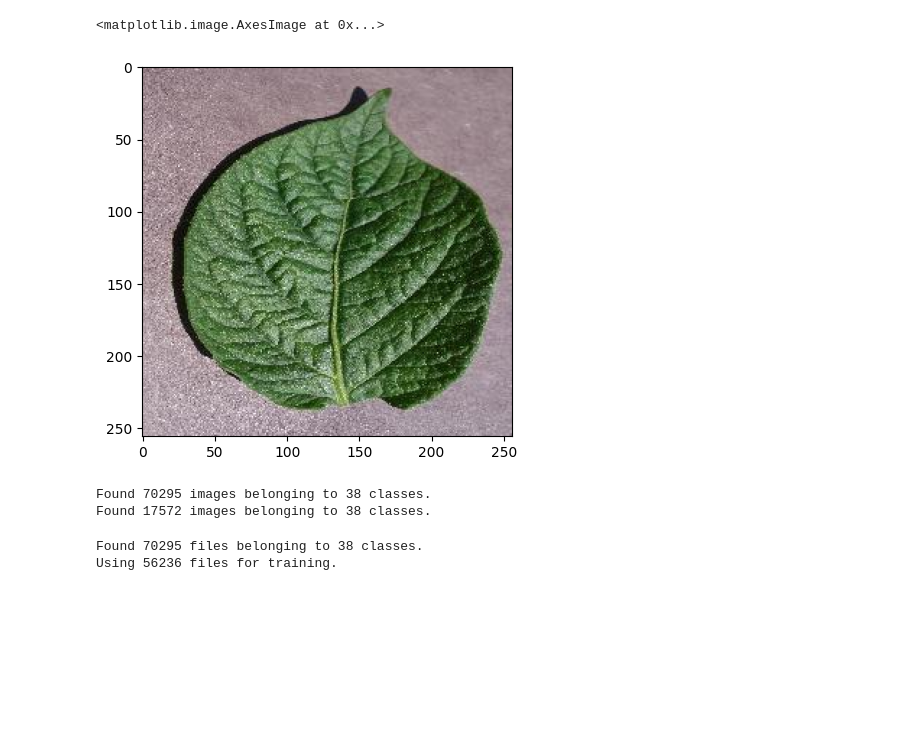
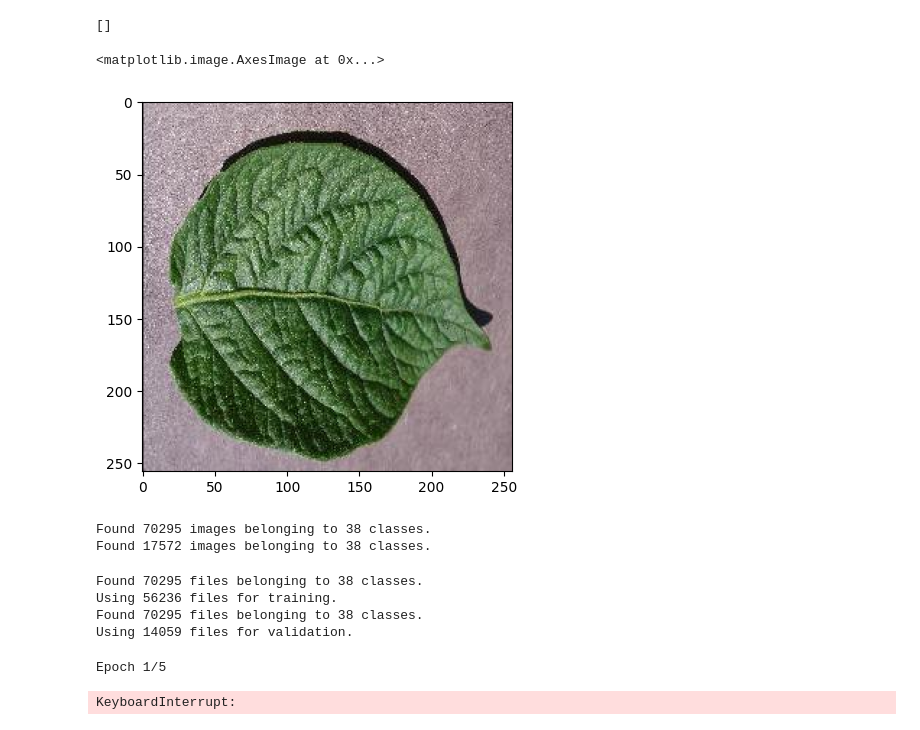
Before and after one commit to SaucyBoi21/CropDiseaseDetectionAI, a Jupyter notebook: code.ipynb, the cells around one changed output. Drawn from its saved outputs; the diff is of its cells as text; code cells hidden in the pictures; blank space fills up the shorter version.

```diff
--- a/code.ipynb
+++ b/code.ipynb
@@ -19,13 +19,19 @@ tf.__version__
+# %%
+tf.test.is_gpu_available()
+
+tf.config.list_physical_devices(device_type='GPU')
+# %% [output]
+[]
 # %%
 training_dir = "C:\\Users\\saaha\\Downloads\\archive\\data\\New Plant Diseases Dataset(Augmented)\\train"
 validation_dir = "C:\\Users\\saaha\\Downloads\\archive\\data\\New Plant Diseases Dataset(Augmented)\\valid"
 
 potato_dir = "C:\\Users\\saaha\\Downloads\\archive\\data\\New Plant Diseases Dataset(Augmented)\\train\\Potato___healthy"
 # %%
-plt.imshow(load_img(f"{os.path.join(potato_dir, os.listdir(potato_dir)[0])}"))
+plt.imshow(load_img(f"{os.path.join(potato_dir, os.listdir(potato_dir)[1])}"))
 # %% [output]
 <matplotlib.image.AxesImage at 0x...>
-[figure, old version]
+[figure, new version]
 # %%
 def image_generator(target_dir):
     datagen = ImageDataGenerator(rescale=1/255)
@@ -56,40 +62,53 @@ train_ds = tf.keras.utils.image_dataset_from_directory(
     validation_split=0.2,
     seed=123,
     subset="training",
-    image_size=(300, 300),
+    image_size=(150,150),
     batch_size=128
 )
+
+val_ds = tf.keras.utils.image_dataset_from_directory(
+    training_dir,
+    validation_split=0.2,
+    seed=123,
+    subset="validation",
+    image_size=(150,150),
+    batch_size=128
+)
 # %% [output]
 Found 70295 files belonging to 38 classes.
 Using 56236 files for training.
+Found 70295 files belonging to 38 classes.
+Using 14059 files for validation.
 # %%
-def train_model(data):
-    callbacks = myCallback()
+callbacks = myCallback()
+model = keras.Sequential([
 
-    model = keras.Sequential([
+tf.keras.layers.Conv2D(16, (3,3), activation='relu', input_shape=(150,150,3)),
+tf.keras.layers.MaxPooling2D(2,2),
+tf.keras.layers.Conv2D(16, (3,3), activation='relu'),
+tf.keras.layers.MaxPooling2D(2,2),
+tf.keras.layers.Conv2D(16, (3,3), activation='relu'),
+tf.keras.layers.MaxPooling2D(2,2),
+tf.keras.layers.Conv2D(16, (3,3), activation='relu'),
+tf.keras.layers.MaxPooling2D(2,2),
+tf.keras.layers.Flatten(),
+tf.keras.layers.Dense(128, activation='relu'),
+tf.keras.layers.Dense(38, activation='softmax')
 
-    tf.keras.layers.Conv2D(16, (3,3), activation='relu', input_shape=(300,300,3)),
-    tf.keras.layers.MaxPooling2D(2,2),
-    tf.keras.layers.Conv2D(16, (3,3), activation='relu'),
-    tf.keras.layers.MaxPooling2D(2,2),
-    tf.keras.layers.Conv2D(16, (3,3), activation='relu'),
-    tf.keras.layers.MaxPooling2D(2,2),
-    tf.keras.layers.Flatten(),
-    tf.keras.layers.Dense(128, activation='relu'),
-    tf.keras.layers.Dense(38, activation='softmax')
+])
 
-    ])
+model.compile(
+loss='sparse_categorical_crossentropy',
+optimizer='adam',
+metrics=['accuracy']
+)
 
-    model.compile(
-    loss='sparse_categorical_crossentropy',
-    optimizer='adam',
-    metrics=['accuracy']
-    )
-
-    history = model.fit(
-        x = data,
-        epochs = 5,
-        callbacks = [callbacks]
-    )
-
-    return history
+history = model.fit (
+   train_ds,
+   epochs = 5,
+   callbacks = [callbacks],
+   validation_data = val_ds
+)
+# %% [output]
+Epoch 1/5
+KeyboardInterrupt:
```
Also changed, not shown: parts of 2 cells of this notebook.
